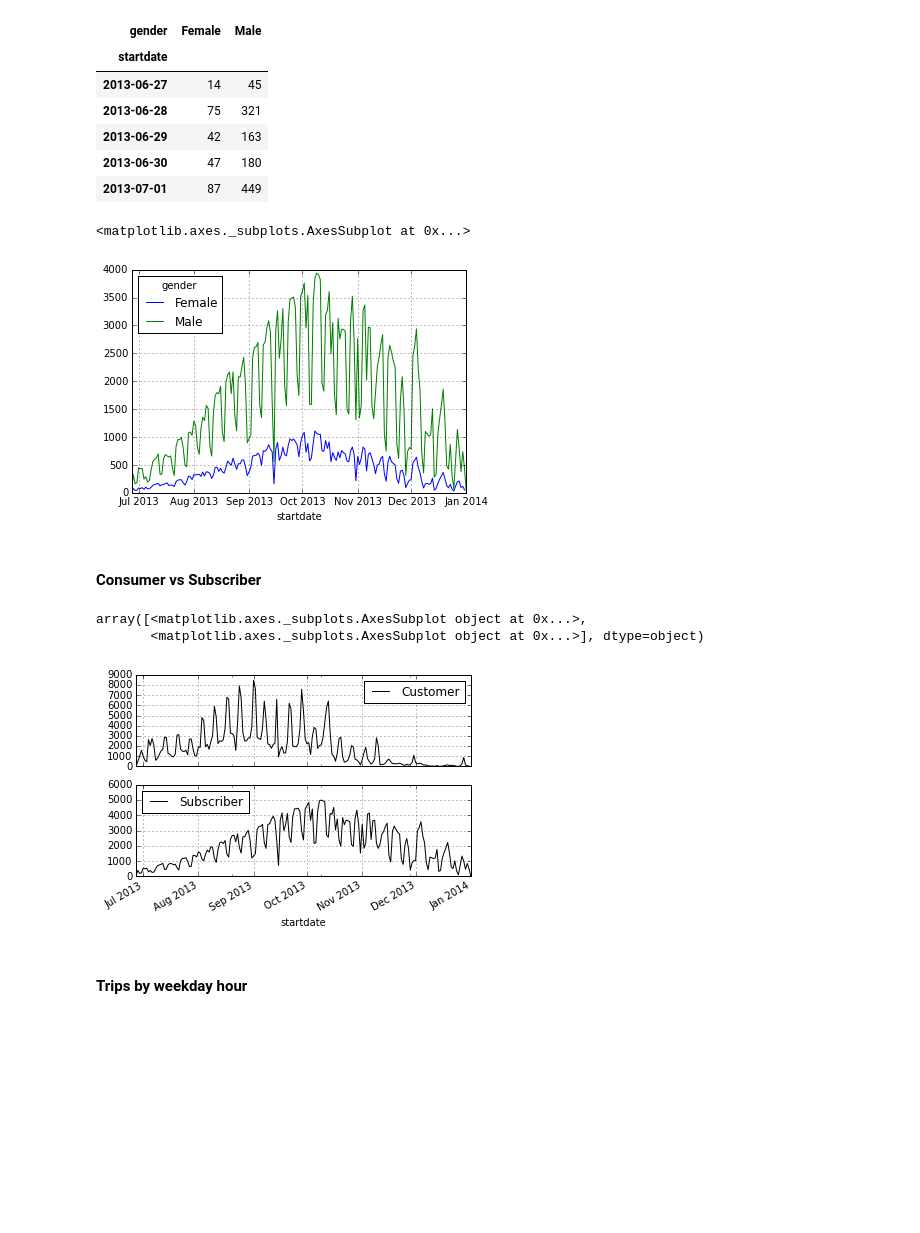
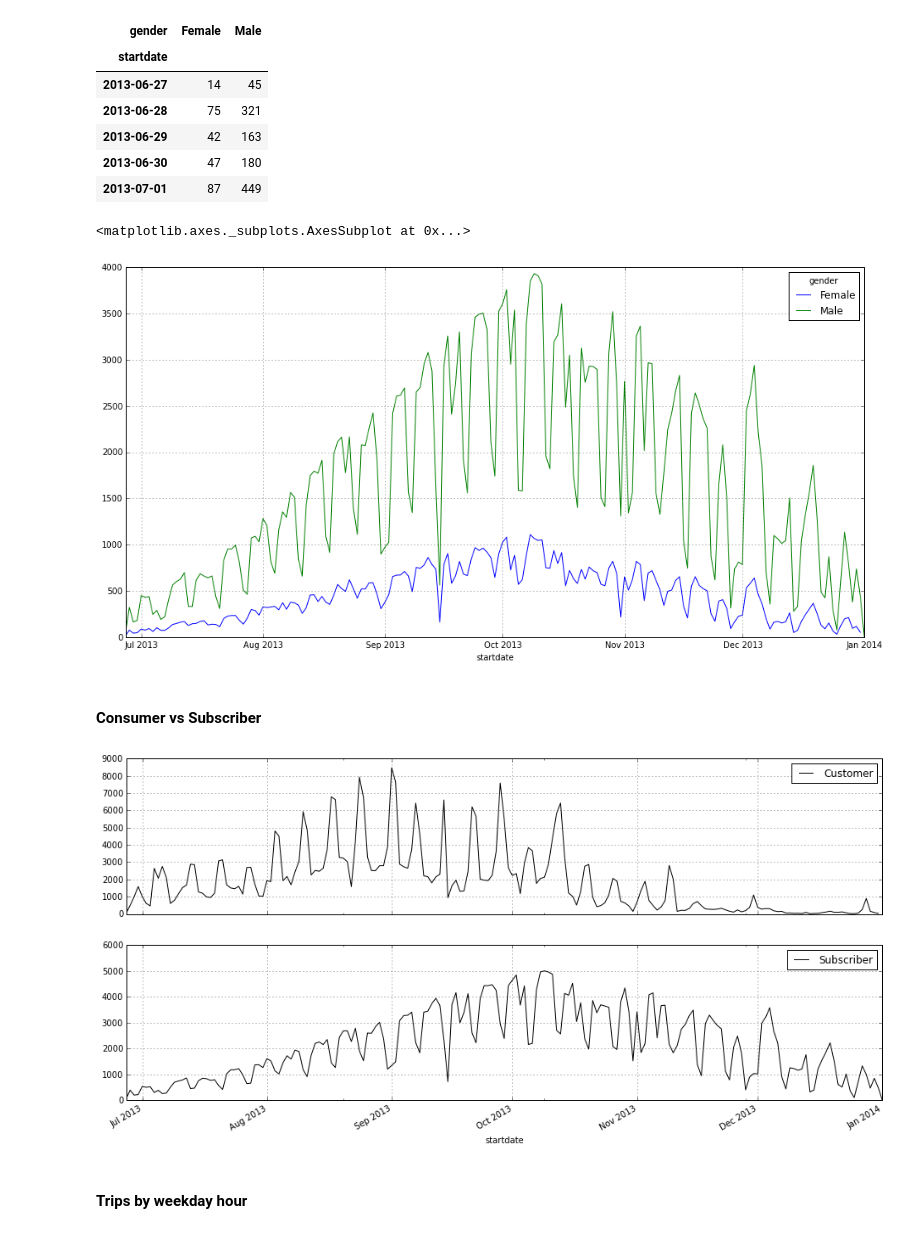
Before and after one commit to gjreda/pydata2014nyc, a Jupyter notebook: demo.ipynb, the cells around one changed output. Saved outputs shown, nothing was run; the diff lists cells and outputs as text; code cells hidden in the pictures; blank space fills up the shorter version.

```diff
--- a/demo.ipynb
+++ b/demo.ipynb
@@ -724,18 +670,16 @@ divvy.groupby(['startdate', 'gender']).size().unstack(1).head()
 | 2013-06-30 | 47 | 180 |
 | 2013-07-01 | 87 | 449 |
 # %%
-by_gender.unstack(1).plot()
+by_gender.unstack(1).plot(figsize=(16,8))
 # %% [output]
 <matplotlib.axes._subplots.AxesSubplot at 0x...>
-[figure, old version]
+[figure, new version]
 # %% [markdown]
 #### Consumer vs Subscriber
 # %%
-divvy.groupby(['startdate', 'usertype']).size().unstack(1).plot(subplots=True);
+divvy.groupby(['startdate', 'usertype']).size().unstack(1).plot(figsize=(16,8), subplots=True);
 # %% [output]
-array([<matplotlib.axes._subplots.AxesSubplot object at 0x...>,
-       <matplotlib.axes._subplots.AxesSubplot object at 0x...>], dtype=object)
-[figure, old version]
+[figure, new version]
 # %% [markdown]
 #### Trips by weekday hour
 # %%
```
Also changed, not shown: parts of 13 cells of this notebook.
